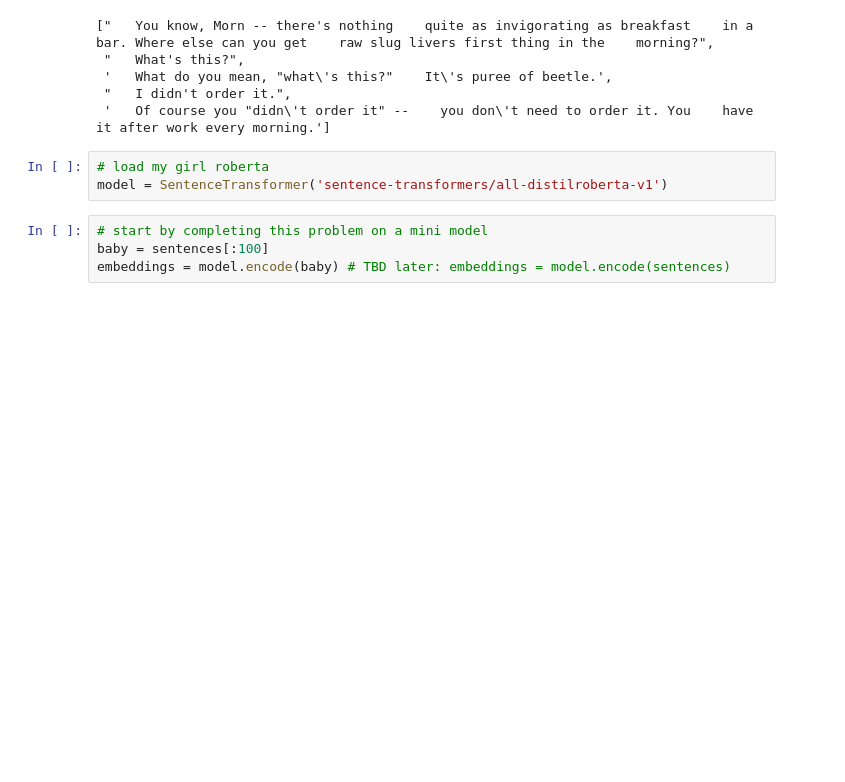
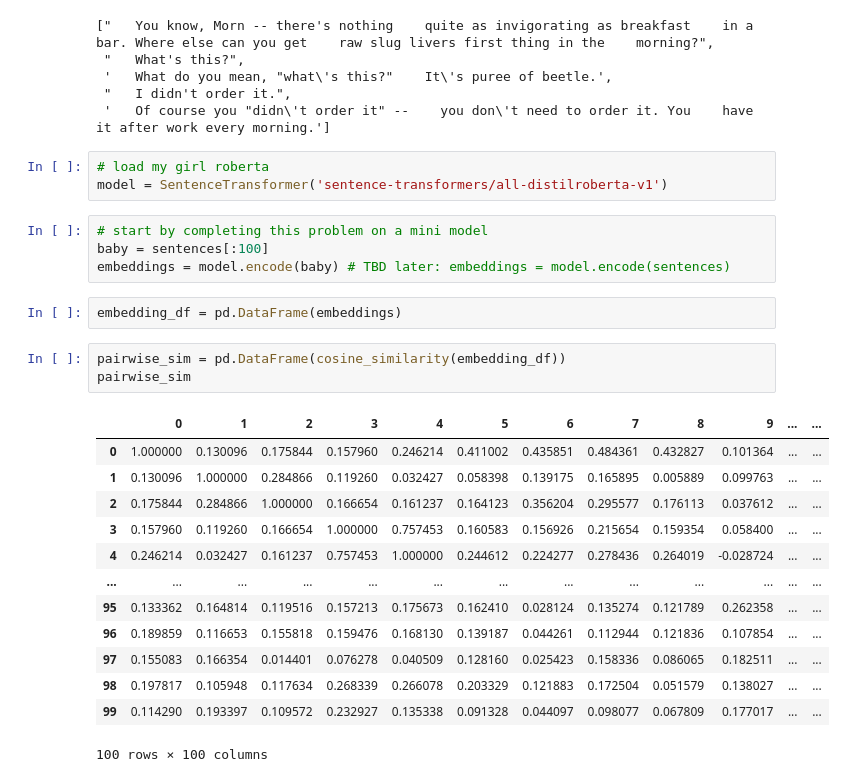
Before and after one commit to scmcqueen/StarTrek_SearchEngine, a Jupyter notebook: sent_emb.ipynb, the cells around one changed output. Drawn from its saved outputs; the diff is of its cells as text; blank space fills up the shorter version.

```diff
--- a/sent_emb.ipynb
+++ b/sent_emb.ipynb
@@ -31,3 +34,22 @@ model = SentenceTransformer('sentence-transformers/all-distilroberta-v1')
 # start by completing this problem on a mini model
 baby = sentences[:100]
 embeddings = model.encode(baby) # TBD later: embeddings = model.encode(sentences)
+# %%
+embedding_df = pd.DataFrame(embeddings)
+# %%
+pairwise_sim = pd.DataFrame(cosine_similarity(embedding_df))
+pairwise_sim
+# %% [output]
+|  | 0 | 1 | 2 | 3 | 4 | 5 | 6 | 7 | 8 | 9 | ... | ... |
+| 0 | 1.000000 | 0.130096 | 0.175844 | 0.157960 | 0.246214 | 0.411002 | 0.435851 | 0.484361 | 0.432827 | 0.101364 | ... | ... |
+| 1 | 0.130096 | 1.000000 | 0.284866 | 0.119260 | 0.032427 | 0.058398 | 0.139175 | 0.165895 | 0.005889 | 0.099763 | ... | ... |
+| 2 | 0.175844 | 0.284866 | 1.000000 | 0.166654 | 0.161237 | 0.164123 | 0.356204 | 0.295577 | 0.176113 | 0.037612 | ... | ... |
+| 3 | 0.157960 | 0.119260 | 0.166654 | 1.000000 | 0.757453 | 0.160583 | 0.156926 | 0.215654 | 0.159354 | 0.058400 | ... | ... |
+| 4 | 0.246214 | 0.032427 | 0.161237 | 0.757453 | 1.000000 | 0.244612 | 0.224277 | 0.278436 | 0.264019 | -0.028724 | ... | ... |
+| ... | ... | ... | ... | ... | ... | ... | ... | ... | ... | ... | ... | ... |
+| 95 | 0.133362 | 0.164814 | 0.119516 | 0.157213 | 0.175673 | 0.162410 | 0.028124 | 0.135274 | 0.121789 | 0.262358 | ... | ... |
+| 96 | 0.189859 | 0.116653 | 0.155818 | 0.159476 | 0.168130 | 0.139187 | 0.044261 | 0.112944 | 0.121836 | 0.107854 | ... | ... |
+| 97 | 0.155083 | 0.166354 | 0.014401 | 0.076278 | 0.040509 | 0.128160 | 0.025423 | 0.158336 | 0.086065 | 0.182511 | ... | ... |
+| 98 | 0.197817 | 0.105948 | 0.117634 | 0.268339 | 0.266078 | 0.203329 | 0.121883 | 0.172504 | 0.051579 | 0.138027 | ... | ... |
+| 99 | 0.114290 | 0.193397 | 0.109572 | 0.232927 | 0.135338 | 0.091328 | 0.044097 | 0.098077 | 0.067809 | 0.177017 | ... | ... |
+100 rows × 100 columns
```
Also changed, not shown: parts of 8 cells of this notebook.
